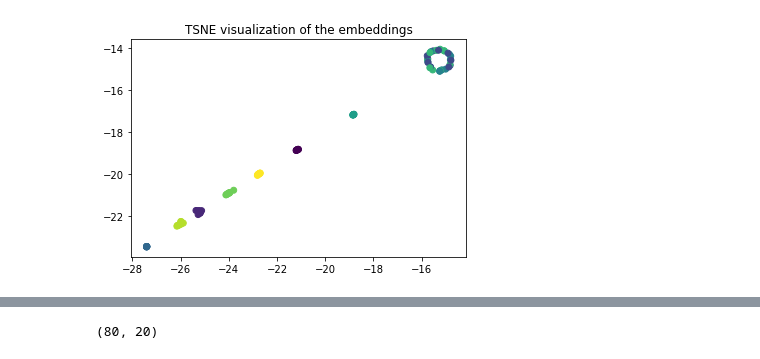
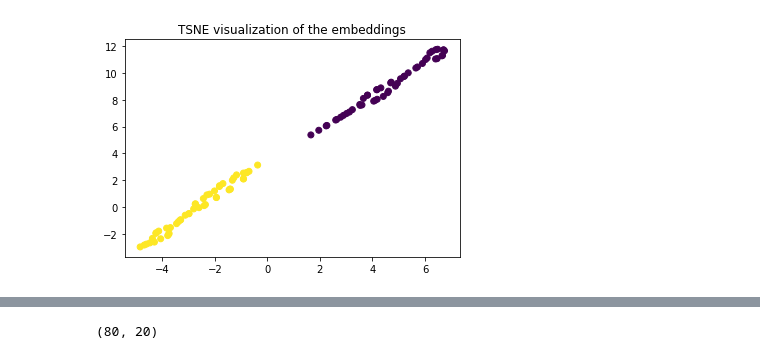
Before and after one commit to michavcr/Deep-Networks-for-Graph-Representation, a Jupyter notebook: notebook/Run_on_mini_random_graphs.ipynb, the cells around one changed output, grey strips where cells are left out. Cells and saved outputs as stored; diff of their text form; code cells hidden in the pictures.

```diff
--- a/notebook/Run_on_mini_random_graphs.ipynb
+++ b/notebook/Run_on_mini_random_graphs.ipynb
@@ -18,8 +18,8 @@ density_dp = 0.5
 #1. a drug-drug network (drug similarities)
 #2. a protein-protein network (protein similarities)
 #3. a drug-protein network (drug-target known relationships)
-dd_net = random_graph_with_fixed_components(density, [20,20,20,20])
-pp_net = random_graph_with_fixed_components(0.4, [10 for i in range(10)])
+dd_net = random_graph_with_fixed_components(density, [40,40])
+pp_net = random_graph_with_fixed_components(0.4, [50,50])
 dp_net = random_graph(density_dp, size=(N_rand_drugs,N_rand_targets))
 
 np.sum(dp_net)/(N_rand_drugs*N_rand_targets)
@@ -49,3 +49,3 @@ embeddings_drugs, _, _ = dngr_pipeline(dd_net, N_rand_drugs, [60, 40, 20])
 # %%
-embeddings_targets, _, _ = dngr_pipeline(pp_net, N_rand_targets, [60, 40, 20])
+embeddings_targets, _, _ = dngr_pipeline(pp_net, N_rand_targets, [60, 40, 20], n_epochs=1000)
 # %% [output]
@@ -86,2 +69,2 @@ Estimated Total Size (MB): 0.08
-[figure, old version]
+[figure, new version]
 # %%
```
Also changed, not shown: parts of 12 cells of this notebook, 28 other files.
